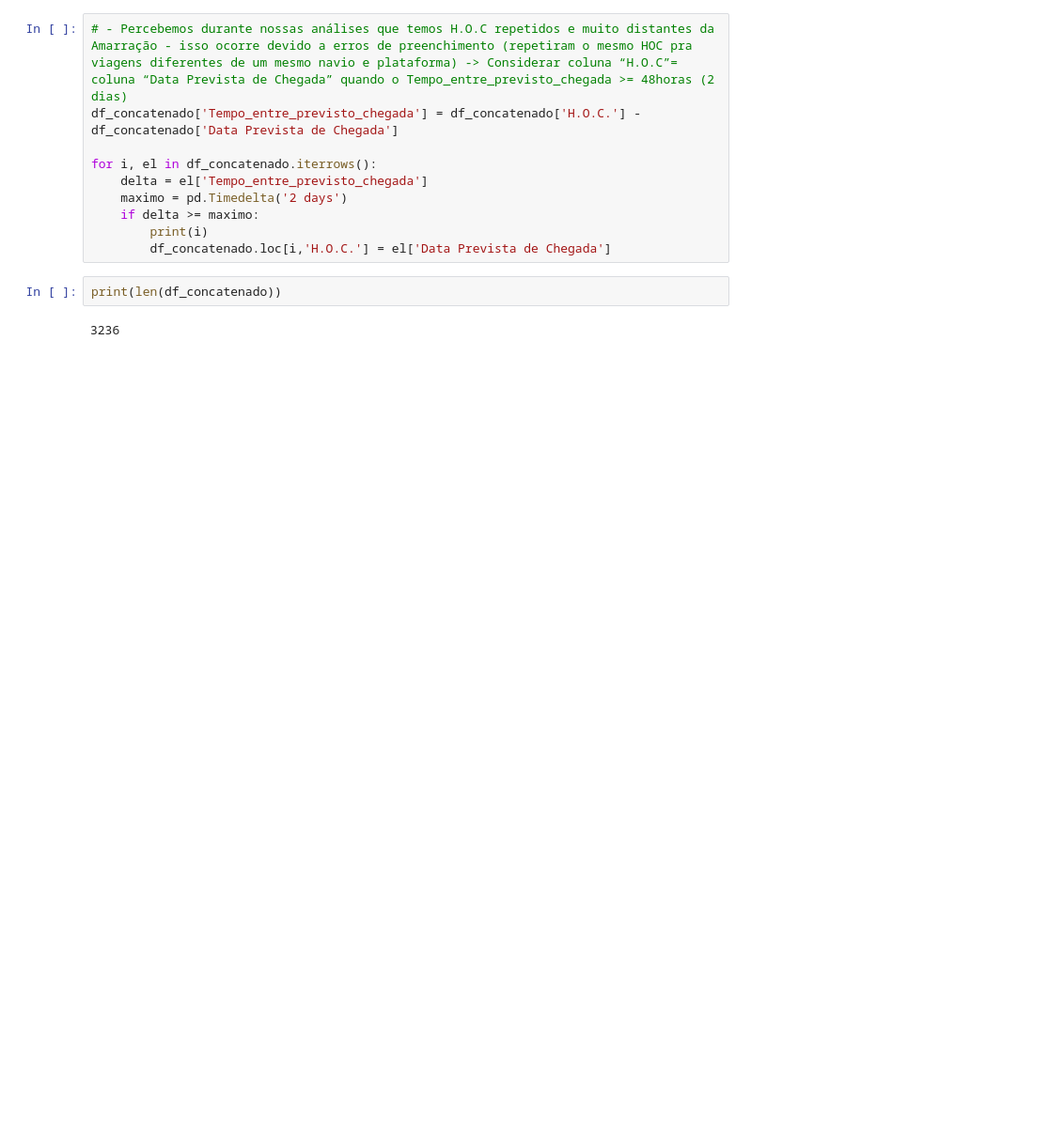
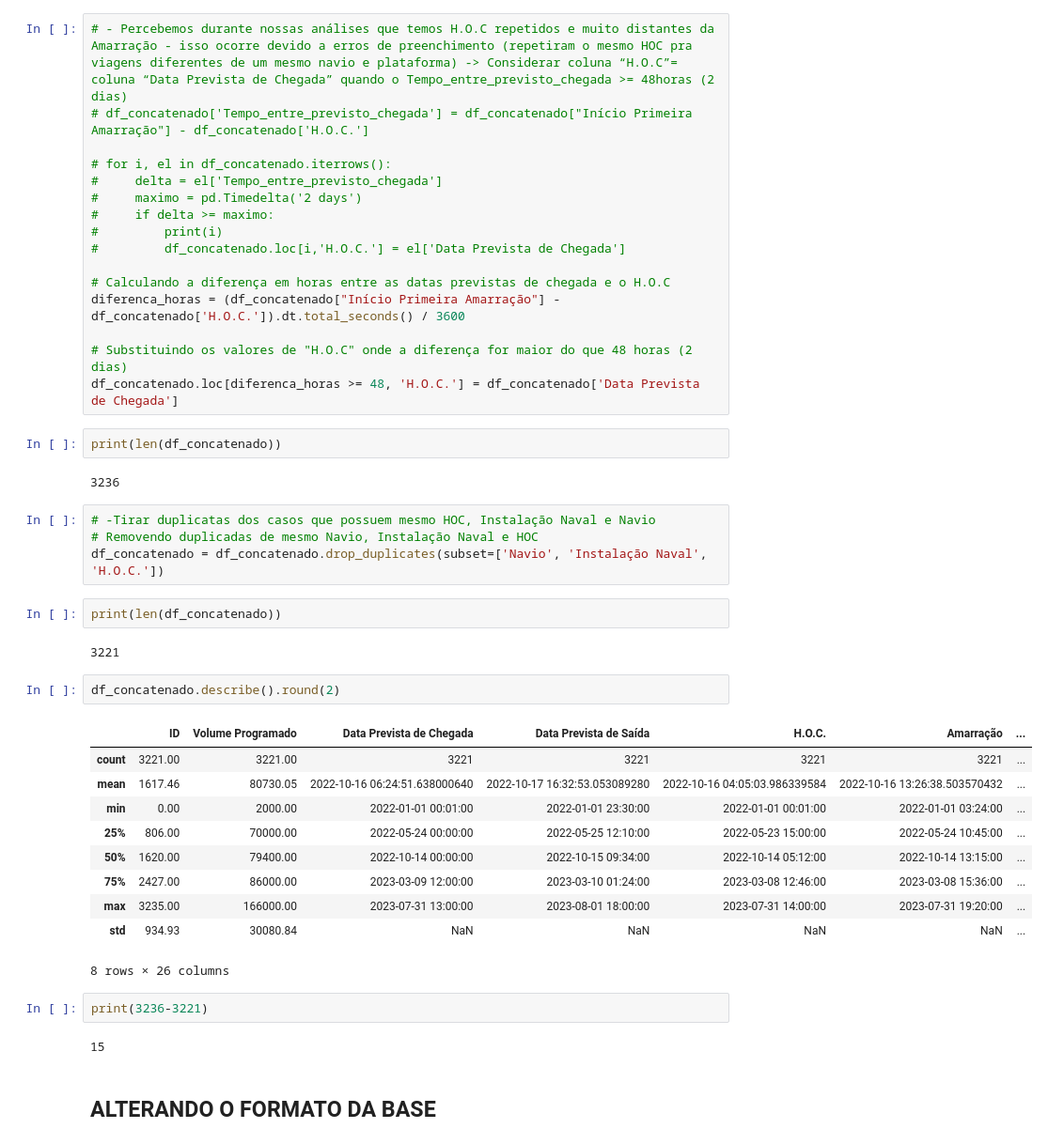
Before and after one commit to gabriellaserra/Process-mining-novo, a Jupyter notebook: Notebooks/Tratamento_Completo.ipynb, the cells around one changed output. Shown at 94% size. Drawn from its saved outputs; the diff is of its cells as text; blank space fills up the shorter version.

Commit message:
terminei base s concatenadas e base interrupções esta incompletissima

```diff
--- a/Notebooks/Tratamento_Completo.ipynb
+++ b/Notebooks/Tratamento_Completo.ipynb
@@ -171,15 +171,48 @@ print(len(df_concatenado))
 3236
 # %%
 # - Percebemos durante nossas análises que temos H.O.C repetidos e muito distantes da Amarração - isso ocorre devido a erros de preenchimento (repetiram o mesmo HOC pra viagens diferentes de um mesmo navio e plataforma) -> Considerar coluna “H.O.C”= coluna “Data Prevista de Chegada” quando o Tempo_entre_previsto_chegada >= 48horas (2 dias)
-df_concatenado['Tempo_entre_previsto_chegada'] = df_concatenado['H.O.C.'] - df_concatenado['Data Prevista de Chegada']
+# df_concatenado['Tempo_entre_previsto_chegada'] = df_concatenado["Início Primeira Amarração"] - df_concatenado['H.O.C.']
 
-for i, el in df_concatenado.iterrows():
-    delta = el['Tempo_entre_previsto_chegada']
-    maximo = pd.Timedelta('2 days')
-    if delta >= maximo:
-        print(i)
-        df_concatenado.loc[i,'H.O.C.'] = el['Data Prevista de Chegada']
+# for i, el in df_concatenado.iterrows():
+#     delta = el['Tempo_entre_previsto_chegada']
+#     maximo = pd.Timedelta('2 days')
+#     if delta >= maximo:
+#         print(i)
+#         df_concatenado.loc[i,'H.O.C.'] = el['Data Prevista de Chegada']
+
+# Calculando a diferença em horas entre as datas previstas de chegada e o H.O.C
+diferenca_horas = (df_concatenado["Início Primeira Amarração"] - df_concatenado['H.O.C.']).dt.total_seconds() / 3600
+
+# Substituindo os valores de "H.O.C" onde a diferença for maior do que 48 horas (2 dias)
+df_concatenado.loc[diferenca_horas >= 48, 'H.O.C.'] = df_concatenado['Data Prevista de Chegada']
 # %%
 print(len(df_concatenado))
 # %% [output]
 3236
+# %%
+# -Tirar duplicatas dos casos que possuem mesmo HOC, Instalação Naval e Navio
+# Removendo duplicadas de mesmo Navio, Instalação Naval e HOC
+df_concatenado = df_concatenado.drop_duplicates(subset=['Navio', 'Instalação Naval', 'H.O.C.'])
+# %%
+print(len(df_concatenado))
+# %% [output]
+3221
+# %%
+df_concatenado.describe().round(2)
+# %% [output]
+|  | ID | Volume Programado | Data Prevista de Chegada | Data Prevista de Saída | H.O.C. | Amarração | ... |
+| count | 3221.00 | 3221.00 | 3221 | 3221 | 3221 | 3221 | ... |
+| mean | 1617.46 | 80730.05 | 2022-10-16 06:24:51.638000640 | 2022-10-17 16:32:53.053089280 | 2022-10-16 04:05:03.986339584 | 2022-10-16 13:26:38.503570432 | ... |
+| min | 0.00 | 2000.00 | 2022-01-01 00:01:00 | 2022-01-01 23:30:00 | 2022-01-01 00:01:00 | 2022-01-01 03:24:00 | ... |
+| 25% | 806.00 | 70000.00 | 2022-05-24 00:00:00 | 2022-05-25 12:10:00 | 2022-05-23 15:00:00 | 2022-05-24 10:45:00 | ... |
+| 50% | 1620.00 | 79400.00 | 2022-10-14 00:00:00 | 2022-10-15 09:34:00 | 2022-10-14 05:12:00 | 2022-10-14 13:15:00 | ... |
+| 75% | 2427.00 | 86000.00 | 2023-03-09 12:00:00 | 2023-03-10 01:24:00 | 2023-03-08 12:46:00 | 2023-03-08 15:36:00 | ... |
+| max | 3235.00 | 166000.00 | 2023-07-31 13:00:00 | 2023-08-01 18:00:00 | 2023-07-31 14:00:00 | 2023-07-31 19:20:00 | ... |
+| std | 934.93 | 30080.84 | NaN | NaN | NaN | NaN | ... |
+8 rows × 26 columns
+# %%
+print(3236-3221)
+# %% [output]
+15
+# %% [markdown]
+## ALTERANDO O FORMATO DA BASE
```
Also changed, not shown: parts of 26 cells of this notebook, 1 other file.
